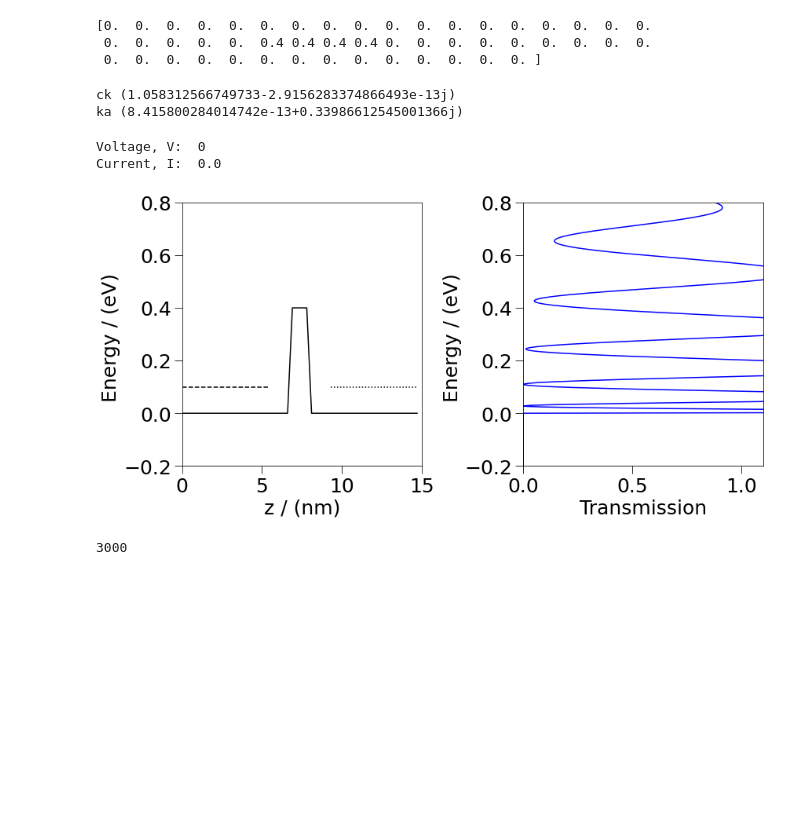
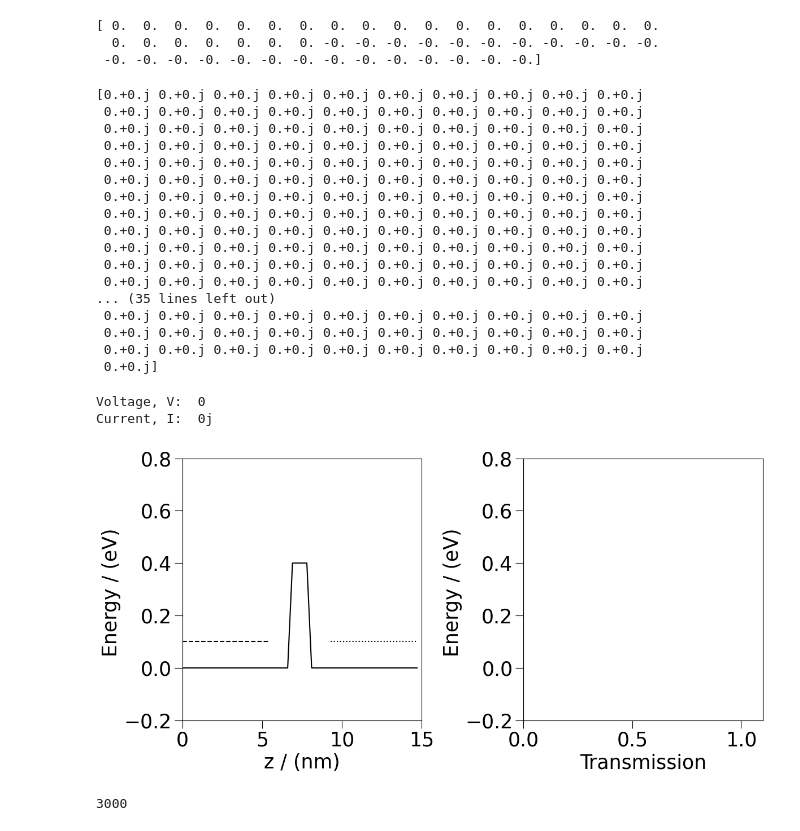
Before and after one commit to PeculiarOvertones/JupyterScripts_QT_SDatta, a Jupyter notebook: BandStructure/resonant_tunneling_diode.ipynb, the cells around one changed output. Saved outputs shown, nothing was run; the diff lists cells and outputs as text; code cells hidden in the pictures; blank space fills up the shorter version.

```diff
--- a/BandStructure/resonant_tunneling_diode.ipynb
+++ b/BandStructure/resonant_tunneling_diode.ipynb
@@ -54,7 +69,11 @@ mu1=Ef+V/2
 mu2=Ef-V/2
 U1=V*np.concatenate((0.5*np.ones(NS),np.linspace(0.5,-0.5,NC), -0.5*np.ones(ND)),axis=None)
 U1=U1.conj().T #applied potential profile
-#print(U1)
+print(U1)
+# %% [output]
+[ 0.  0.  0.  0.  0.  0.  0.  0.  0.  0.  0.  0.  0.  0.  0.  0.  0.  0.
+  0.  0.  0.  0.  0.  0.  0. -0. -0. -0. -0. -0. -0. -0. -0. -0. -0. -0.
+ -0. -0. -0. -0. -0. -0. -0. -0. -0. -0. -0. -0. -0. -0.]
 # %%
 #Energy grid
 NE=501
@@ -63,71 +82,79 @@ zplus=1j*1e-12
 dE=E[2]-E[1]
 f1=1./(1.+np.exp(E-mu1)/kT)
 f2=1./(1.+np.exp(E-mu2)/kT)
-TM=np.zeros(NE)
+TM=np.zeros(NE,dtype=complex)
+print(TM)
+# %% [output]
+[0.+0.j 0.+0.j 0.+0.j 0.+0.j 0.+0.j 0.+0.j 0.+0.j 0.+0.j 0.+0.j 0.+0.j
+ 0.+0.j 0.+0.j 0.+0.j 0.+0.j 0.+0.j 0.+0.j 0.+0.j 0.+0.j 0.+0.j 0.+0.j
+ 0.+0.j 0.+0.j 0.+0.j 0.+0.j 0.+0.j 0.+0.j 0.+0.j 0.+0.j 0.+0.j 0.+0.j
+ 0.+0.j 0.+0.j 0.+0.j 0.+0.j 0.+0.j 0.+0.j 0.+0.j 0.+0.j 0.+0.j 0.+0.j
+ 0.+0.j 0.+0.j 0.+0.j 0.+0.j 0.+0.j 0.+0.j 0.+0.j 0.+0.j 0.+0.j 0.+0.j
+ 0.+0.j 0.+0.j 0.+0.j 0.+0.j 0.+0.j 0.+0.j 0.+0.j 0.+0.j 0.+0.j 0.+0.j
+ 0.+0.j 0.+0.j 0.+0.j 0.+0.j 0.+0.j 0.+0.j 0.+0.j 0.+0.j 0.+0.j 0.+0.j
+ 0.+0.j 0.+0.j 0.+0.j 0.+0.j 0.+0.j 0.+0.j 0.+0.j 0.+0.j 0.+0.j 0.+0.j
+ 0.+0.j 0.+0.j 0.+0.j 0.+0.j 0.+0.j 0.+0.j 0.+0.j 0.+0.j 0.+0.j 0.+0.j
+ 0.+0.j 0.+0.j 0.+0.j 0.+0.j 0.+0.j 0.+0.j 0.+0.j 0.+0.j 0.+0.j 0.+0.j
+ 0.+0.j 0.+0.j 0.+0.j 0.+0.j 0.+0.j 0.+0.j 0.+0.j 0.+0.j 0.+0.j 0.+0.j
+ 0.+0.j 0.+0.j 0.+0.j 0.+0.j 0.+0.j 0.+0.j 0.+0.j 0.+0.j 0.+0.j 0.+0.j
+... (35 lines left out)
+ 0.+0.j 0.+0.j 0.+0.j 0.+0.j 0.+0.j 0.+0.j 0.+0.j 0.+0.j 0.+0.j 0.+0.j
+ 0.+0.j 0.+0.j 0.+0.j 0.+0.j 0.+0.j 0.+0.j 0.+0.j 0.+0.j 0.+0.j 0.+0.j
+ 0.+0.j 0.+0.j 0.+0.j 0.+0.j 0.+0.j 0.+0.j 0.+0.j 0.+0.j 0.+0.j 0.+0.j
+ 0.+0.j]
-# %%
-print(UB)
-# %% [output]
-[0.  0.  0.  0.  0.  0.  0.  0.  0.  0.  0.  0.  0.  0.  0.  0.  0.  0.
- 0.  0.  0.  0.  0.  0.4 0.4 0.4 0.4 0.  0.  0.  0.  0.  0.  0.  0.  0.
- 0.  0.  0.  0.  0.  0.  0.  0.  0.  0.  0.  0.  0.  0. ]
 # %%
 #Transmission
 I=0 #Current
-for k in range(0,1):
+for k in range(0,NE):
     sig1=np.zeros((Np,Np),dtype=complex)
     sig2=np.zeros((Np,Np),dtype=complex)
-    sig3=np.zeros((Np,Np),dtype=complex)
-    ck = 1-((E[k]+zplus-U1[0]-UB[0])/(2*t0))
-    print('ck',ck)
+#    sig3=np.zeros((Np,Np),dtype=complex)
+    ck = 1.-((E[k]+zplus-U1[0]-UB[0])/(2*t0))
     ka = np.arccos(ck)
-    print('ka',ka)
     sig1[0][0]=-t0*np.exp(1j*ka)
     gam1=1j*(sig1 - sig1.conj().T)
-    ck = 1-((E[k]+zplus-U1[Np-1]-UB[Np-1])/(2*t0))
+
+    ck = 1.-((E[k]+zplus-U1[Np-1]-UB[Np-1])/(2*t0))
     ka = np.arccos(ck)
-    sig1[Np-1][Np-1]=-t0*np.exp(1j*ka)
-    gam2=1j*(sig1 - sig2.conj().T)
-    G=np.linalg.inv(((E[k]+zplus)*np.eye(Np))- H - np.diag(U1) - sig1 - sig2 - sig3)
-    TM[k]=np.real(np.trace(gam1*G*gam2*G.conj().T))
+    sig2[Np-1][Np-1]=-t0*np.exp(1j*ka)
+    gam2=1j*(sig2 - sig2.conj().T)
+
+    G=np.linalg.inv((E[k]+zplus)*np.eye(Np)- H - np.diag(U1) - sig1 - sig2)
+
+    TM[k]=(np.trace(gam1*G*gam2*G.conj().T))
+
     I=I+(dE*IE*TM[k]*(f1[k]-f2[k]))
-# %% [output]
-ck (1.058312566749733-2.9156283374866493e-13j)
-ka (8.415800284014742e-13+0.33986612545001366j)
 # %%
 print('Voltage, V: ', V)
 print('Current, I: ', I)
 # %% [output]
 Voltage, V:  0
-Current, I:  0.0
+Current, I:  0j
 # %%
 XX=a*1e9*np.arange(Np)
 XS=XX[0:NS-4]
 XD=XX[NS+NC+5-1:Np]
 
 fig, ax = plt.subplots(1,2)
 fig.set_size_inches(12,6)
 fig.patch.set_facecolor('white')
-#ax[0].patch.set_facecolor('white')
-#ax[1].patch.set_facecolor('white')
-#ax1.plot(time*freqForced, Vz[2]/mili, 'g',markevery=259,marker='>',markersize=10,label=r'Y=Ly-2dy')
-#ax1.legend(prop={'size': 30},loc='lower right')
 
 ax[0].plot(XX, U1+UB,'k')
 ax[0].plot(XS,mu1*np.ones(NS-4),'k--')
 ax[0].plot(XD,mu2*np.ones(ND-4),'k:')
-ax[1].plot(TM,E,'b')
+ax[1].plot(np.real(TM),E,'b')
 ax[0].set_xlim(0,15)
 ax[0].set_ylim(-0.2,0.8)
 ax[1].set_xlim(0,1.1)
 ax[1].set_ylim(-0.2,0.8)
 ax[0].set_xlabel(r'z / (nm)', fontsize=25)
 ax[0].set_ylabel(r'Energy / (eV) ', fontsize=25)
 ax[1].set_xlabel(r'Transmission', fontsize=25)
 ax[1].set_ylabel(r'Energy / (eV) ', fontsize=25)
 fig.tight_layout()
 #plt.savefig(path+'V_ForcedInOut.png', bbox_inches = "tight")#
 # %% [output]
-[figure, old version]
+[figure, new version]
 # %%
 #Transmission
 I=0 #Current
```
Also changed, not shown: parts of 1 cell of this notebook.
